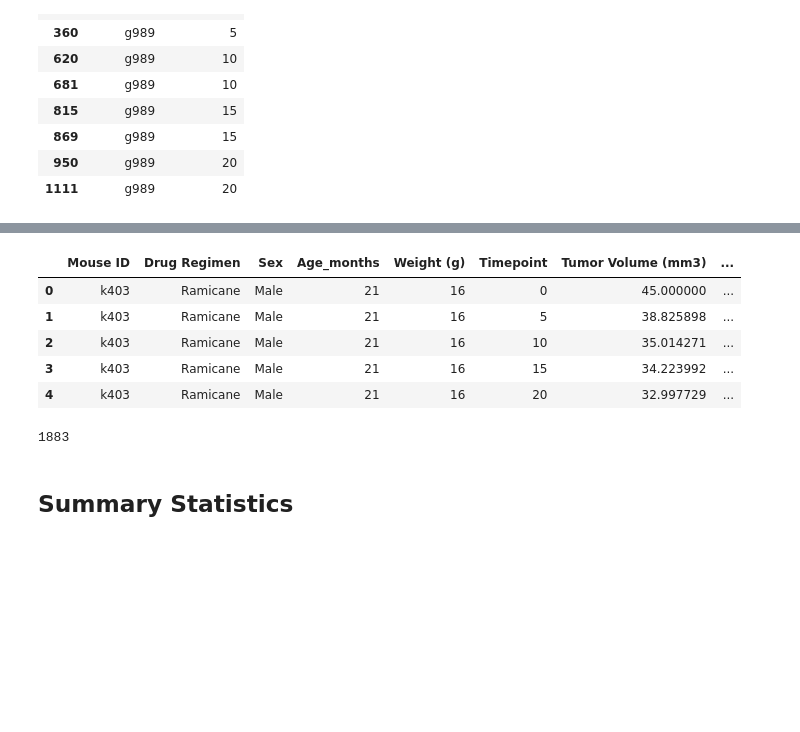
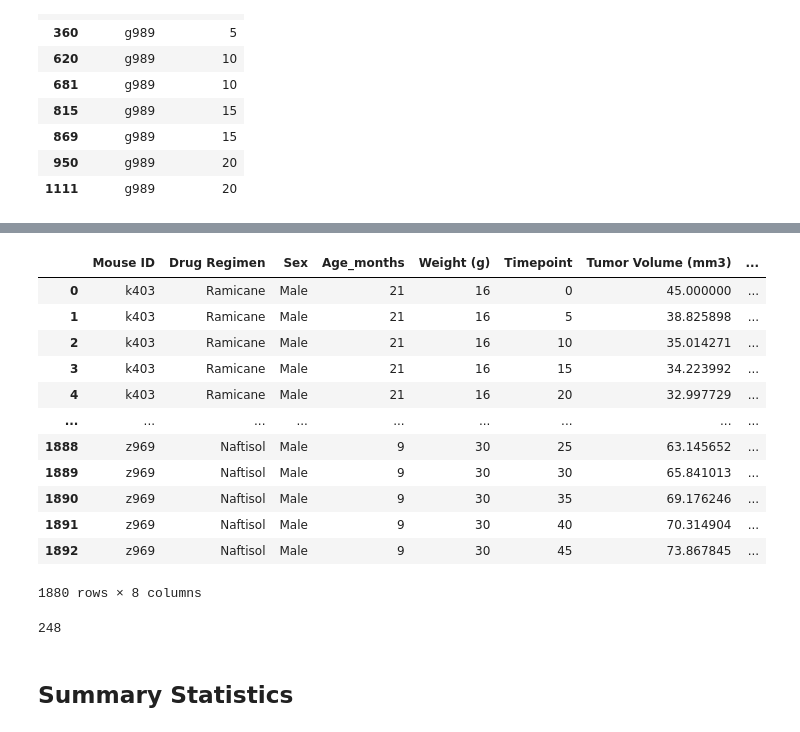
Before and after one commit to HaifaNajdawi/Matplotlib_The_power_of_plot, a Jupyter notebook: Pymaceuticals/pymaceuticals_starter.ipynb, the cells around one changed output, grey strips where cells are left out. Saved outputs shown, nothing was run; the diff lists cells and outputs as text; code cells hidden in the pictures; blank space fills up the shorter version.

```diff
--- a/Pymaceuticals/pymaceuticals_starter.ipynb
+++ b/Pymaceuticals/pymaceuticals_starter.ipynb
@@ -68,21 +68,31 @@ all_the_dublicate_mouse
 | 9 | g989 | 20 | 54.657650 | 1 | Propriva | Female | 21 | ... |
 # %%
 # Create a clean DataFrame by dropping the duplicate mouse by its ID.
-clean_df = combined_df.drop_duplicates(subset=["Mouse ID","Timepoint"], keep=False, inplace=False)
-clean_df.head()
+unique_duplicated_mouseids =mouse_timepoint_df["Mouse ID"].unique().tolist()
+filtered = combined_df["Mouse ID"].isin(unique_duplicated_mouseids)
+get_index =combined_df[filtered].index
+clean_df=combined_df.drop(get_index)
+clean_df
 # %% [output]
 |  | Mouse ID | Drug Regimen | Sex | Age_months | Weight (g) | Timepoint | Tumor Volume (mm3) | ... |
 | 0 | k403 | Ramicane | Male | 21 | 16 | 0 | 45.000000 | ... |
 | 1 | k403 | Ramicane | Male | 21 | 16 | 5 | 38.825898 | ... |
 | 2 | k403 | Ramicane | Male | 21 | 16 | 10 | 35.014271 | ... |
 | 3 | k403 | Ramicane | Male | 21 | 16 | 15 | 34.223992 | ... |
 | 4 | k403 | Ramicane | Male | 21 | 16 | 20 | 32.997729 | ... |
+| ... | ... | ... | ... | ... | ... | ... | ... | ... |
+| 1888 | z969 | Naftisol | Male | 9 | 30 | 25 | 63.145652 | ... |
+| 1889 | z969 | Naftisol | Male | 9 | 30 | 30 | 65.841013 | ... |
+| 1890 | z969 | Naftisol | Male | 9 | 30 | 35 | 69.176246 | ... |
+| 1891 | z969 | Naftisol | Male | 9 | 30 | 40 | 70.314904 | ... |
+| 1892 | z969 | Naftisol | Male | 9 | 30 | 45 | 73.867845 | ... |
+1880 rows × 8 columns
 # %%
 # Checking the number of mice in the clean DataFrame.
-clean_number_of_mice = clean_df["Mouse ID"].count()
+clean_number_of_mice = clean_df["Mouse ID"].nunique()
 clean_number_of_mice
 # %% [output]
-1883
+248
 # %% [markdown]
 ## Summary Statistics
 # %%
```
Also changed, not shown: parts of 6 cells of this notebook.
